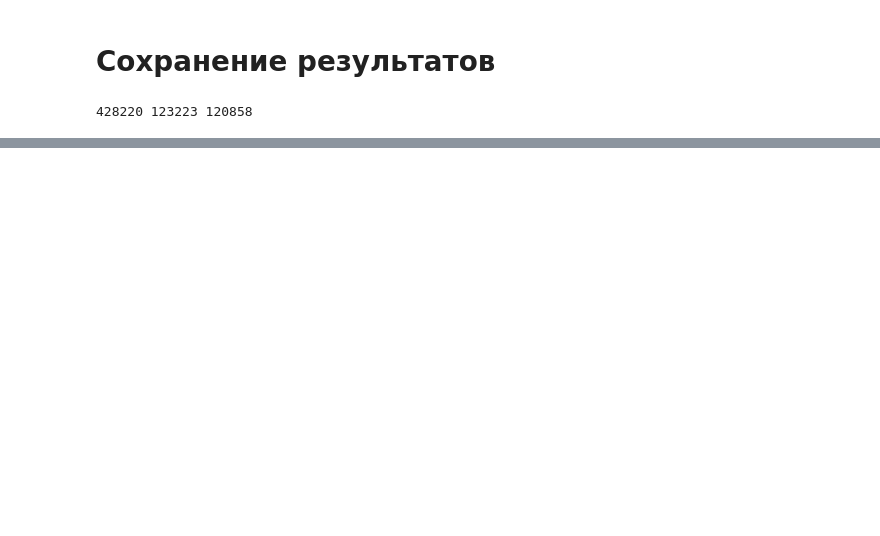
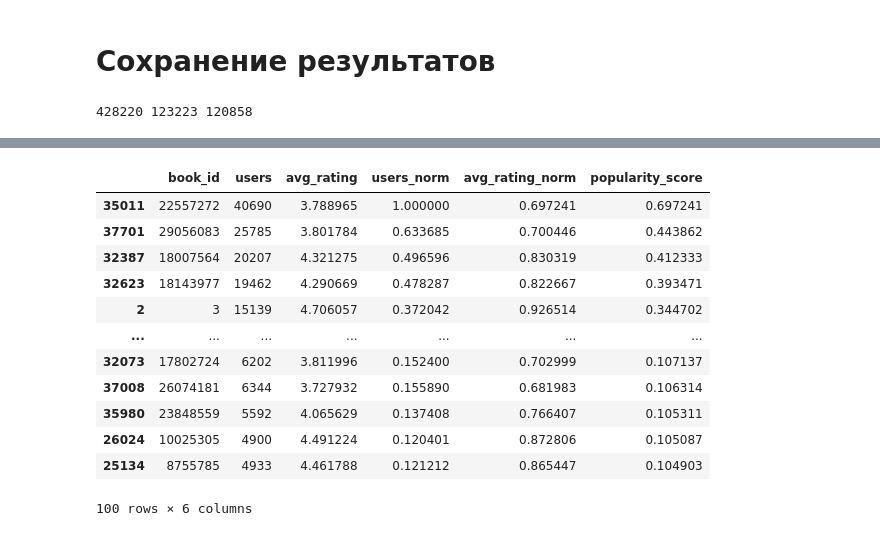
Before and after one commit to Yoshigonnawin/mle-recsys-start, a Jupyter notebook: preprocessing.ipynb, the cells around one changed output, grey strips where cells are left out. Drawn from its saved outputs; the diff is of its cells as text; code cells hidden in the pictures; blank space fills up the shorter version.

Commit message:
feature: 5/6 preprocessing

```diff
--- a/preprocessing.ipynb
+++ b/preprocessing.ipynb
@@ -411,0 +424,45 @@ print(len(cold_users))
+# %%
+from sklearn.preprocessing import MinMaxScaler
+
+top_pop_start_date = pd.to_datetime("2015-01-01").date()
+
+item_popularity = (
+    events_train.query("started_at >= @top_pop_start_date")
+    .groupby(["book_id"])
+    .agg(users=("user_id", "nunique"), avg_rating=("rating", "mean"))
+    .reset_index()
+)
+
+# нормализация пользователей и среднего рейтинга, требуется для их приведения к одному масштабу
+scaler = MinMaxScaler()
+item_popularity[["users_norm", "avg_rating_norm"]] = scaler.fit_transform(
+    item_popularity[["users", "avg_rating"]]
+)
+
+
+# вычисляем popularity_score, как скор популярности со штрафом за низкий рейтинг
+item_popularity["popularity_score"] = (
+    item_popularity["users_norm"] * item_popularity["avg_rating_norm"]
+)
+
+# сортируем по убыванию popularity_score
+item_popularity = item_popularity.sort_values(by=["popularity_score"], ascending=False)
+
+# выбираем первые 100 айтемов со средней оценкой avg_rating не меньше 4
+top_k_pop_items = item_popularity.head(100)
+
+top_k_pop_items
+# %% [output]
+|  | book_id | users | avg_rating | users_norm | avg_rating_norm | popularity_score |
+| 35011 | 22557272 | 40690 | 3.788965 | 1.000000 | 0.697241 | 0.697241 |
+| 37701 | 29056083 | 25785 | 3.801784 | 0.633685 | 0.700446 | 0.443862 |
+| 32387 | 18007564 | 20207 | 4.321275 | 0.496596 | 0.830319 | 0.412333 |
+| 32623 | 18143977 | 19462 | 4.290669 | 0.478287 | 0.822667 | 0.393471 |
+| 2 | 3 | 15139 | 4.706057 | 0.372042 | 0.926514 | 0.344702 |
+| ... | ... | ... | ... | ... | ... | ... |
+| 32073 | 17802724 | 6202 | 3.811996 | 0.152400 | 0.702999 | 0.107137 |
+| 37008 | 26074181 | 6344 | 3.727932 | 0.155890 | 0.681983 | 0.106314 |
+| 35980 | 23848559 | 5592 | 4.065629 | 0.137408 | 0.766407 | 0.105311 |
+| 26024 | 10025305 | 4900 | 4.491224 | 0.120401 | 0.872806 | 0.105087 |
+| 25134 | 8755785 | 4933 | 4.461788 | 0.121212 | 0.865447 | 0.104903 |
+100 rows × 6 columns
```
Also changed, not shown: parts of 8 cells of this notebook.
